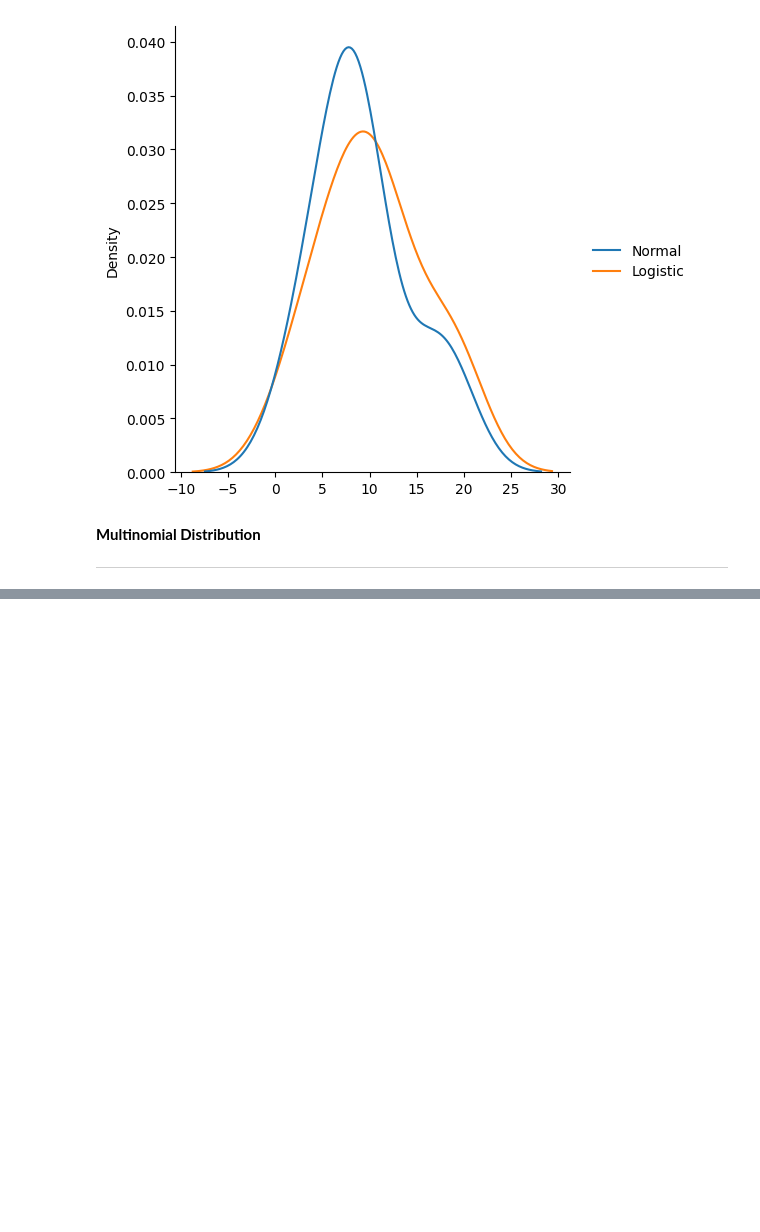
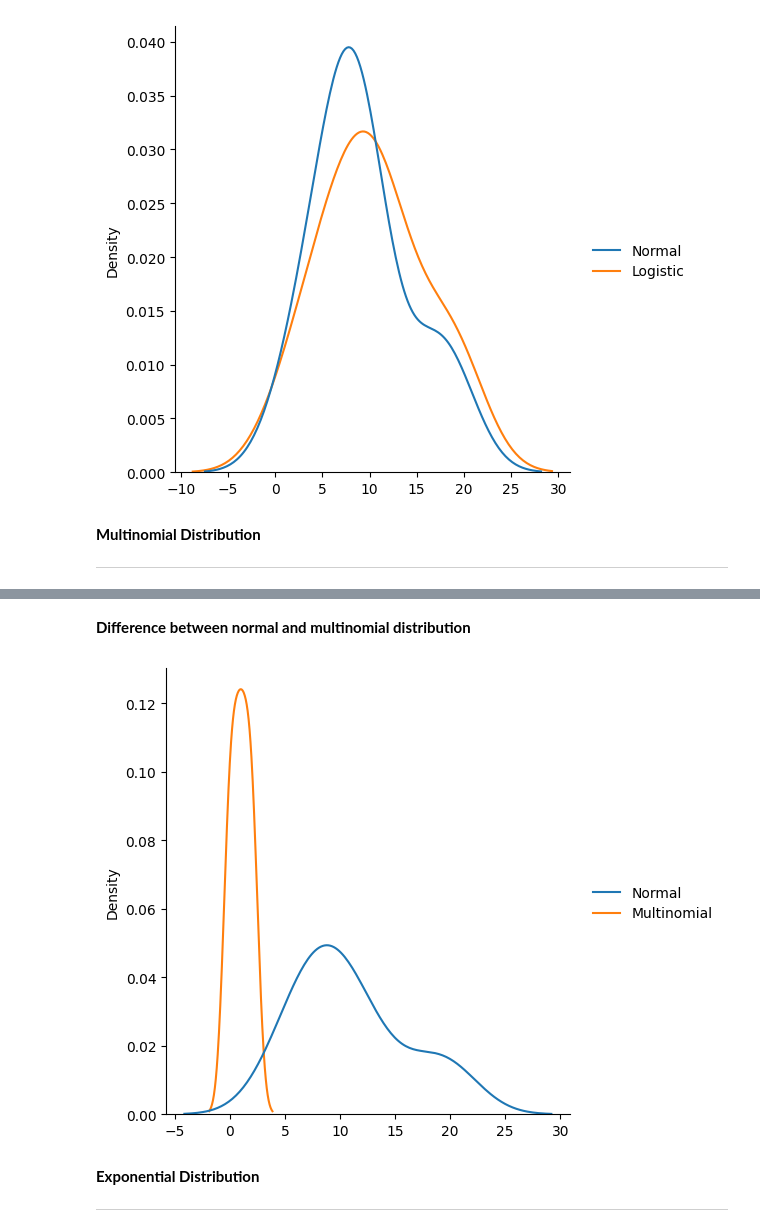
Before and after one commit to Kaderye/NumPy-Tutorial, a Jupyter notebook: NumPy_(Random).ipynb, the cells around one changed output, grey strips where cells are left out. Drawn from its saved outputs; the diff is of its cells as text; code cells hidden in the pictures; blank space fills up the shorter version.

```diff
--- a/NumPy_(Random).ipynb
+++ b/NumPy_(Random).ipynb
@@ -641,0 +683,21 @@ Multinomial distribution is a generalization of binomial distribution.
+# %% [markdown]
+**Difference between normal and multinomial distribution**
+# %%
+# in graph, normal and multinomial distribution
+from numpy import random
+import matplotlib.pyplot as plt
+import seaborn as sns
+
+data={
+    "Normal": random.normal(loc=10, scale=5, size=10),
+    "Multinomial": random.multinomial(n=6, pvals=[1/6, 1/6, 1/6, 1/6, 1/6, 1/6])
+}
+
+sns.displot(data, kind='kde')
+plt.show()
+# %% [output]
+[figure, added]
+# %% [markdown]
+**Exponential Distribution**
+
+---
```
Also changed, not shown: parts of 49 cells of this notebook.
